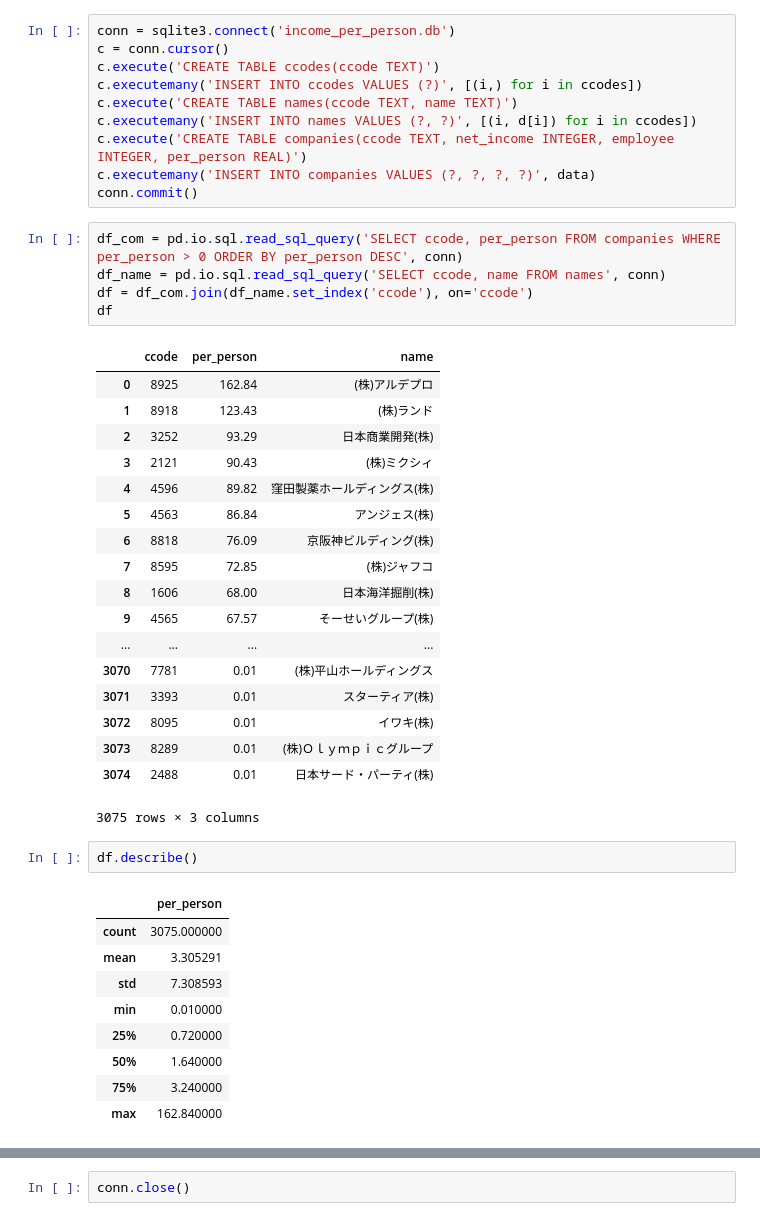
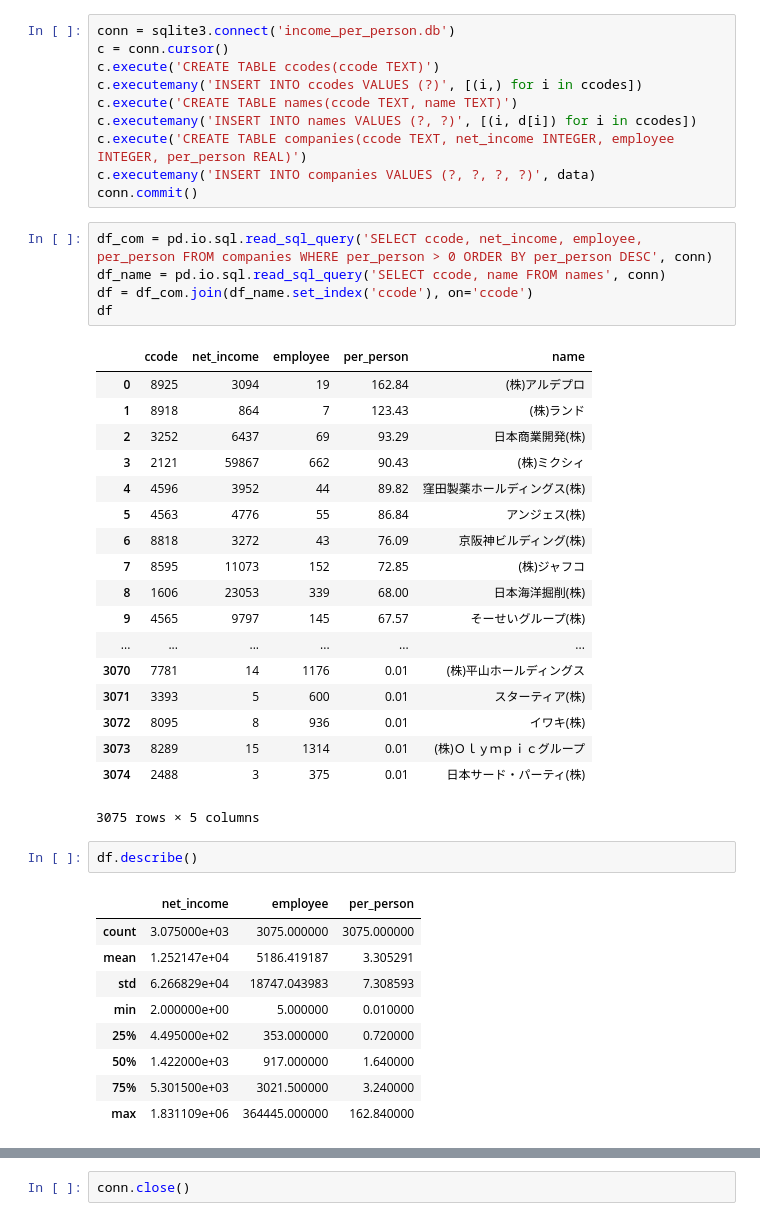
Before and after one commit to asterisk37n/notebooks, a Jupyter notebook: income_per_person.ipynb, the cells around one changed output, grey strips where cells are left out. Cells and saved outputs as stored; diff of their text form.

```diff
--- a/income_per_person.ipynb
+++ b/income_per_person.ipynb
@@ -61,40 +61,40 @@ c.execute('CREATE TABLE companies(ccode TEXT, net_income INTEGER, employee INTEG
 c.executemany('INSERT INTO companies VALUES (?, ?, ?, ?)', data)
 conn.commit()
 # %%
-df_com = pd.io.sql.read_sql_query('SELECT ccode, per_person FROM companies WHERE per_person > 0 ORDER BY per_person DESC', conn)
+df_com = pd.io.sql.read_sql_query('SELECT ccode, net_income, employee, per_person FROM companies WHERE per_person > 0 ORDER BY per_person DESC', conn)
 df_name = pd.io.sql.read_sql_query('SELECT ccode, name FROM names', conn)
 df = df_com.join(df_name.set_index('ccode'), on='ccode')
 df
 # %% [output]
-|  | ccode | per_person | name |
-| 0 | 8925 | 162.84 | (株)アルデプロ |
-| 1 | 8918 | 123.43 | (株)ランド |
-| 2 | 3252 | 93.29 | 日本商業開発(株) |
-| 3 | 2121 | 90.43 | (株)ミクシィ |
-| 4 | 4596 | 89.82 | 窪田製薬ホールディングス(株) |
-| 5 | 4563 | 86.84 | アンジェス(株) |
-| 6 | 8818 | 76.09 | 京阪神ビルディング(株) |
-| 7 | 8595 | 72.85 | (株)ジャフコ |
-| 8 | 1606 | 68.00 | 日本海洋掘削(株) |
-| 9 | 4565 | 67.57 | そーせいグループ(株) |
-| ... | ... | ... | ... |
-| 3070 | 7781 | 0.01 | (株)平山ホールディングス |
-| 3071 | 3393 | 0.01 | スターティア(株) |
-| 3072 | 8095 | 0.01 | イワキ(株) |
-| 3073 | 8289 | 0.01 | (株)Ｏｌｙｍｐｉｃグループ |
-| 3074 | 2488 | 0.01 | 日本サード・パーティ(株) |
+|  | ccode | net_income | employee | per_person | name |
+| 0 | 8925 | 3094 | 19 | 162.84 | (株)アルデプロ |
+| 1 | 8918 | 864 | 7 | 123.43 | (株)ランド |
+| 2 | 3252 | 6437 | 69 | 93.29 | 日本商業開発(株) |
+| 3 | 2121 | 59867 | 662 | 90.43 | (株)ミクシィ |
+| 4 | 4596 | 3952 | 44 | 89.82 | 窪田製薬ホールディングス(株) |
+| 5 | 4563 | 4776 | 55 | 86.84 | アンジェス(株) |
+| 6 | 8818 | 3272 | 43 | 76.09 | 京阪神ビルディング(株) |
+| 7 | 8595 | 11073 | 152 | 72.85 | (株)ジャフコ |
+| 8 | 1606 | 23053 | 339 | 68.00 | 日本海洋掘削(株) |
+| 9 | 4565 | 9797 | 145 | 67.57 | そーせいグループ(株) |
+| ... | ... | ... | ... | ... | ... |
+| 3070 | 7781 | 14 | 1176 | 0.01 | (株)平山ホールディングス |
+| 3071 | 3393 | 5 | 600 | 0.01 | スターティア(株) |
+| 3072 | 8095 | 8 | 936 | 0.01 | イワキ(株) |
+| 3073 | 8289 | 15 | 1314 | 0.01 | (株)Ｏｌｙｍｐｉｃグループ |
+| 3074 | 2488 | 3 | 375 | 0.01 | 日本サード・パーティ(株) |
-3075 rows × 3 columns
+3075 rows × 5 columns
 # %%
 df.describe()
 # %% [output]
-|  | per_person |
-| count | 3075.000000 |
-| mean | 3.305291 |
-| std | 7.308593 |
-| min | 0.010000 |
-| 25% | 0.720000 |
-| 50% | 1.640000 |
-| 75% | 3.240000 |
-| max | 162.840000 |
+|  | net_income | employee | per_person |
+| count | 3.075000e+03 | 3075.000000 | 3075.000000 |
+| mean | 1.252147e+04 | 5186.419187 | 3.305291 |
+| std | 6.266829e+04 | 18747.043983 | 7.308593 |
+| min | 2.000000e+00 | 5.000000 | 0.010000 |
+| 25% | 4.495000e+02 | 353.000000 | 0.720000 |
+| 50% | 1.422000e+03 | 917.000000 | 1.640000 |
+| 75% | 5.301500e+03 | 3021.500000 | 3.240000 |
+| max | 1.831109e+06 | 364445.000000 | 162.840000 |
 # %%
 ax = df[:10].plot.bar(x='ccode', y='per_person')
```
Also changed, not shown: parts of 1 cell of this notebook, 1 other file.
